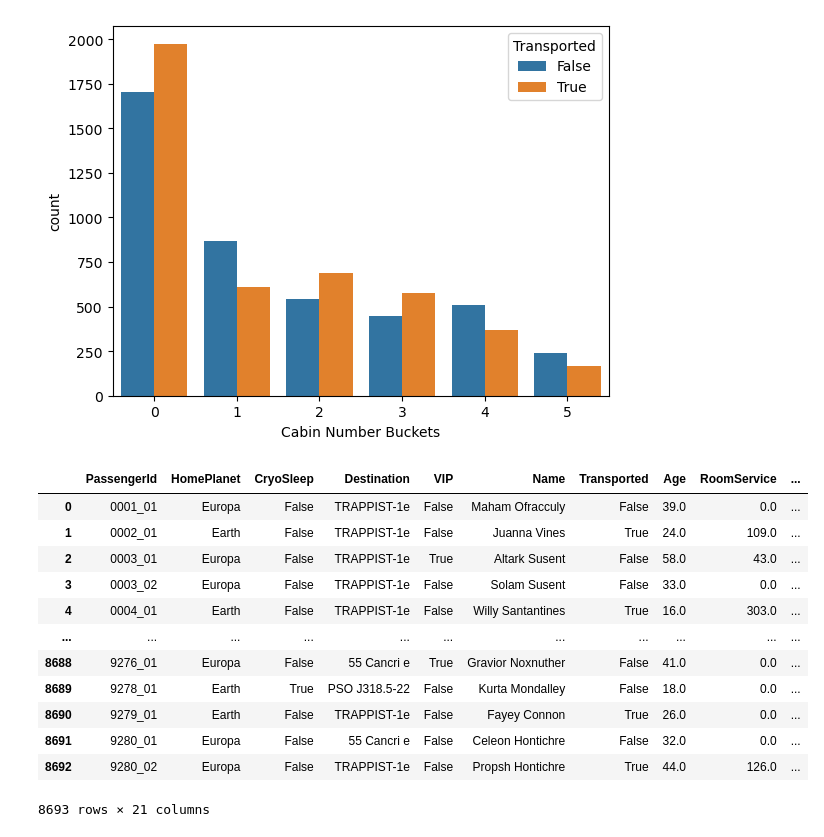
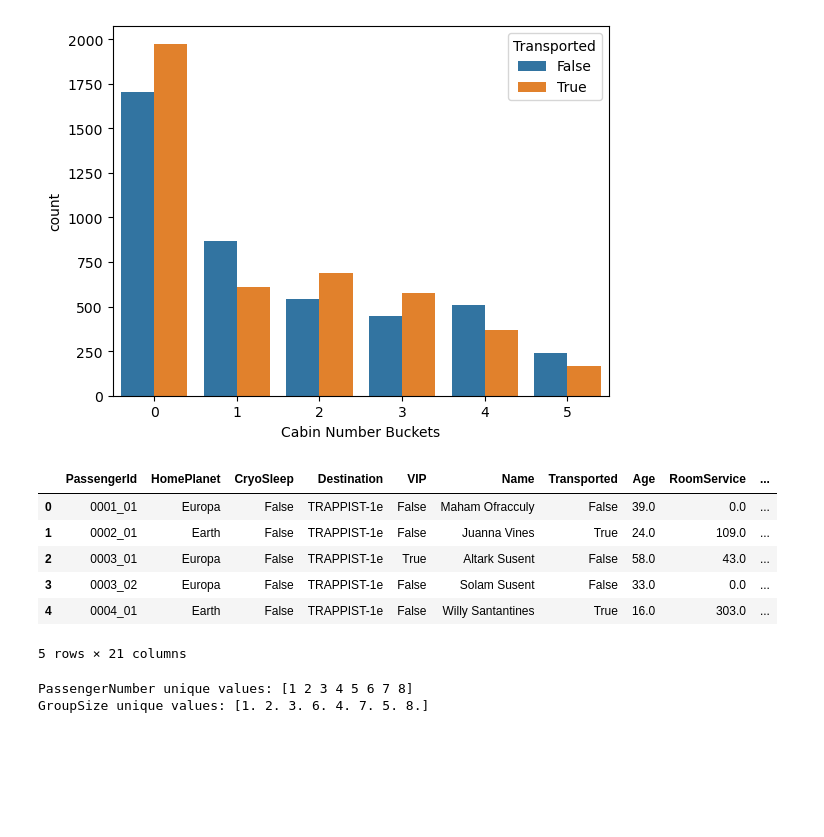
Before and after one commit to gustavossbarros/Ironhack_Final_Project_Spaceship_Titanic, a Jupyter notebook: deliverables/Final Bootcamp Project - Spaceship Titanic.ipynb, the cells around one changed output. Cells and saved outputs as stored; diff of their text form; code cells hidden in the pictures; blank space fills up the shorter version.

```diff
--- a/deliverables/Final Bootcamp Project - Spaceship Titanic.ipynb
+++ b/deliverables/Final Bootcamp Project - Spaceship Titanic.ipynb
@@ -173,2 +181,7 @@ Name: Transported, dtype: int64
 # %%
-train_data['Transported'] = train_data['Transported'].astype('object')
+# using the bool columns as categoricals
+train_data['Transported'] = train_data['Transported'].replace({True: 'True', False: 'False'})
+train_data['VIP'] = train_data['VIP'].replace({True: 'True', False: 'False'})
+test_data['VIP'] = test_data['VIP'].replace({True: 'True', False: 'False'})
+train_data['CryoSleep'] = train_data['CryoSleep'].replace({True: 'True', False: 'False'})
+test_data['CryoSleep'] = test_data['CryoSleep'].replace({True: 'True', False: 'False'})
@@ -352,18 +369,18 @@ def bucketing(df):
 train_data = bucketing(train_data)
 test_data = bucketing(test_data)
 # %%
-train_data
+train_data.head()
 # %% [output]
 |  | PassengerId | HomePlanet | CryoSleep | Destination | VIP | Name | Transported | Age | RoomService | ... |
 | 0 | 0001_01 | Europa | False | TRAPPIST-1e | False | Maham Ofracculy | False | 39.0 | 0.0 | ... |
 | 1 | 0002_01 | Earth | False | TRAPPIST-1e | False | Juanna Vines | True | 24.0 | 109.0 | ... |
 | 2 | 0003_01 | Europa | False | TRAPPIST-1e | True | Altark Susent | False | 58.0 | 43.0 | ... |
 | 3 | 0003_02 | Europa | False | TRAPPIST-1e | False | Solam Susent | False | 33.0 | 0.0 | ... |
 | 4 | 0004_01 | Earth | False | TRAPPIST-1e | False | Willy Santantines | True | 16.0 | 303.0 | ... |
-| ... | ... | ... | ... | ... | ... | ... | ... | ... | ... | ... |
-| 8688 | 9276_01 | Europa | False | 55 Cancri e | True | Gravior Noxnuther | False | 41.0 | 0.0 | ... |
-| 8689 | 9278_01 | Earth | True | PSO J318.5-22 | False | Kurta Mondalley | False | 18.0 | 0.0 | ... |
-| 8690 | 9279_01 | Earth | False | TRAPPIST-1e | False | Fayey Connon | True | 26.0 | 0.0 | ... |
-| 8691 | 9280_01 | Europa | False | 55 Cancri e | False | Celeon Hontichre | False | 32.0 | 0.0 | ... |
-| 8692 | 9280_02 | Europa | False | TRAPPIST-1e | False | Propsh Hontichre | True | 44.0 | 126.0 | ... |
-8693 rows × 21 columns
+5 rows × 21 columns
+# %%
+print('PassengerNumber unique values:', train_data['PassengerNumber'].unique())
+print('GroupSize unique values:', train_data['GroupSize'].unique())
+# %% [output]
+PassengerNumber unique values: [1 2 3 4 5 6 7 8]
+GroupSize unique values: [1. 2. 3. 6. 4. 7. 5. 8.]
```
Also changed, not shown: parts of 19 cells of this notebook.
